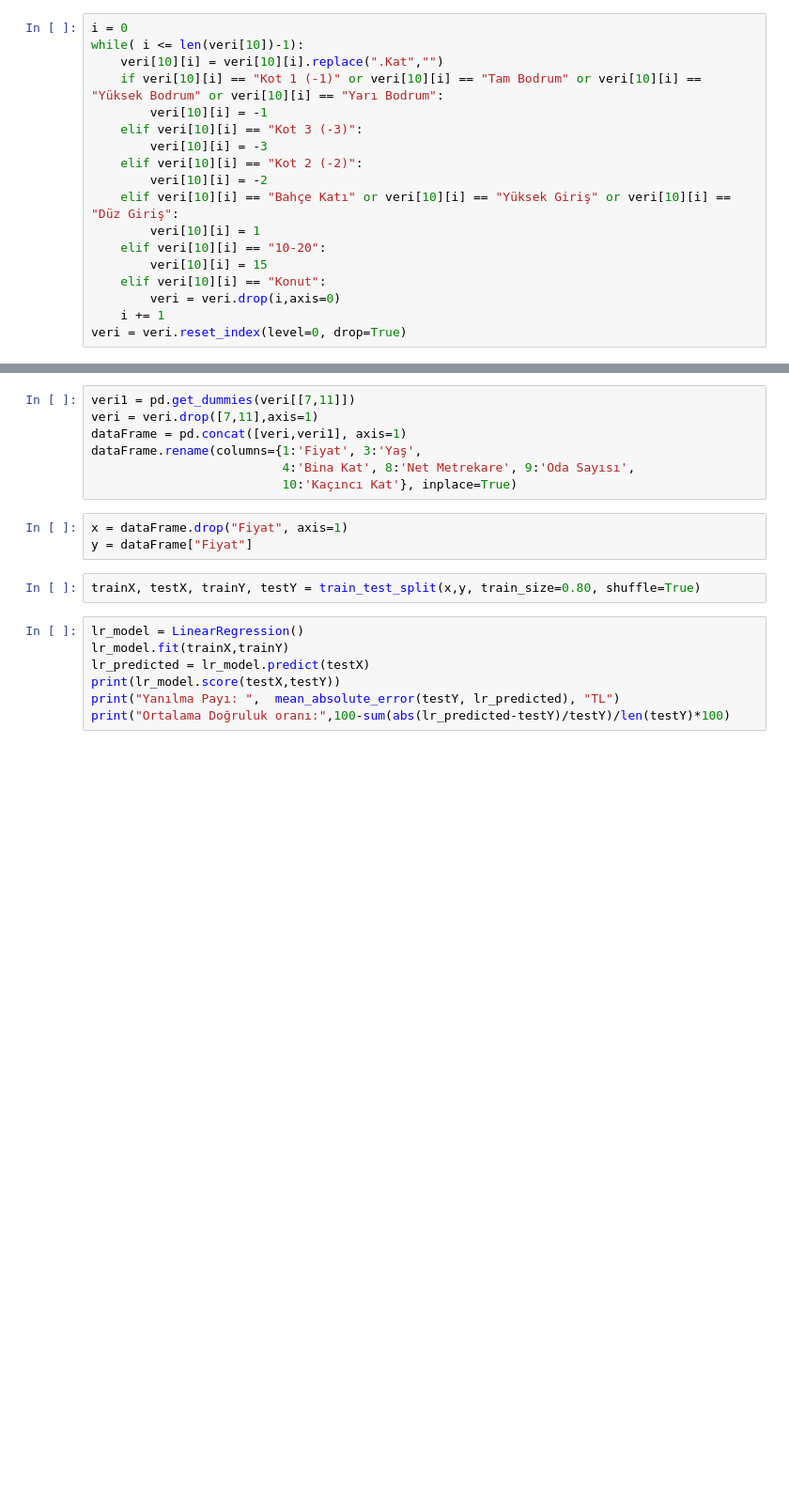
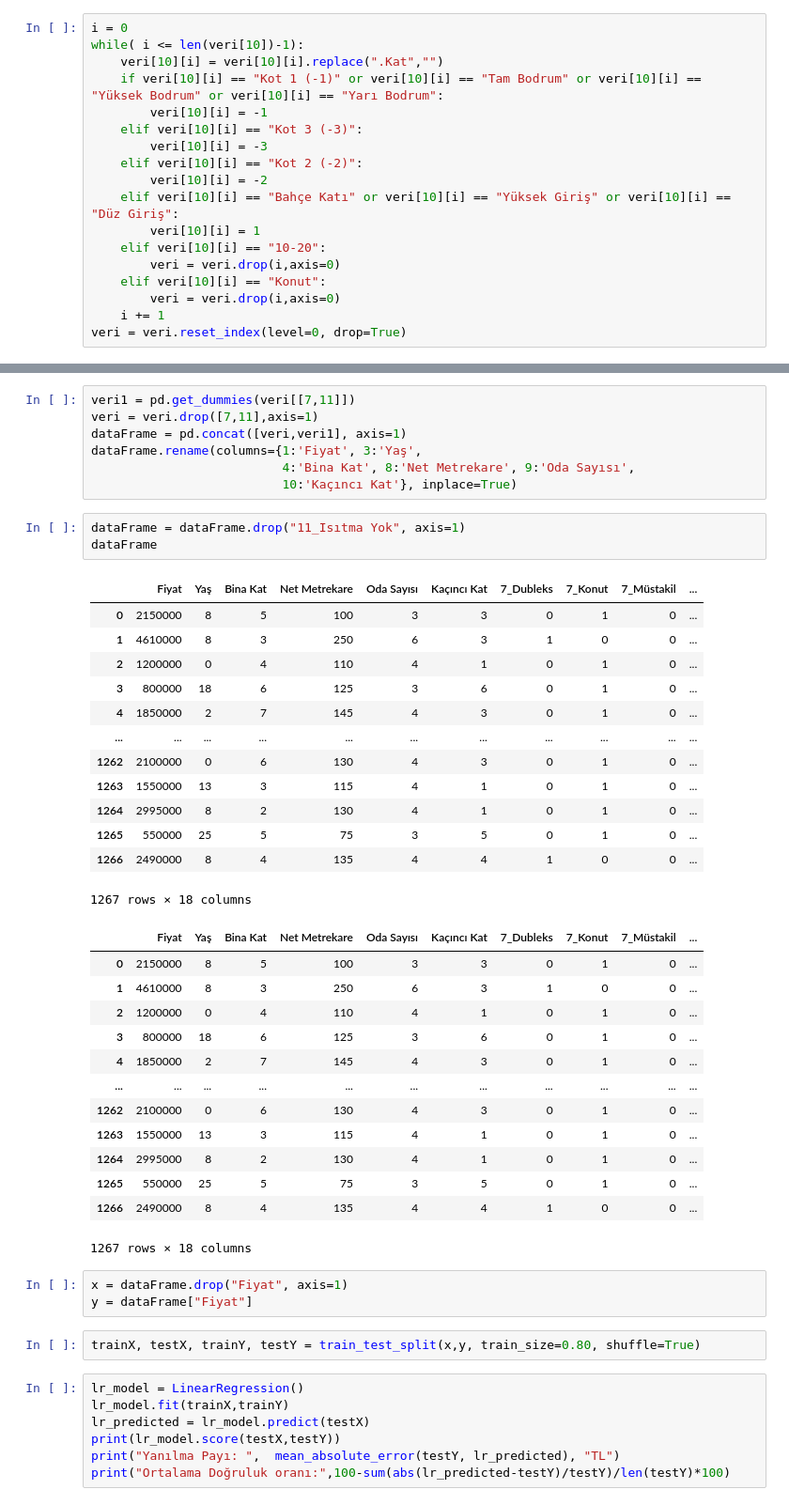
Before and after one commit to UmutErayAltay/Ev_Fiyat_Tahmin, a Jupyter notebook: Ev-Fiyat-Tahmin-Makine-Öğrenimi.ipynb, the cells around one changed output, grey strips where cells are left out. Shown at 94% size. Cells and saved outputs as stored; diff of their text form; blank space fills up the shorter version.

```diff
--- a/Ev-Fiyat-Tahmin-Makine-Öğrenimi.ipynb
+++ b/Ev-Fiyat-Tahmin-Makine-Öğrenimi.ipynb
@@ -171,7 +186,7 @@ while( i <= len(veri[10])-1):
     elif veri[10][i] == "Bahçe Katı" or veri[10][i] == "Yüksek Giriş" or veri[10][i] == "Düz Giriş":
         veri[10][i] = 1
     elif veri[10][i] == "10-20":
-        veri[10][i] = 15
+        veri = veri.drop(i,axis=0)
     elif veri[10][i] == "Konut":
         veri = veri.drop(i,axis=0)
     i += 1
@@ -283,6 +307,36 @@ dataFrame = pd.concat([veri,veri1], axis=1)
 dataFrame.rename(columns={1:'Fiyat', 3:'Yaş',
                           4:'Bina Kat', 8:'Net Metrekare', 9:'Oda Sayısı',
                           10:'Kaçıncı Kat'}, inplace=True)
+# %%
+dataFrame = dataFrame.drop("11_Isıtma Yok", axis=1)
+dataFrame
+# %% [output]
+|  | Fiyat | Yaş | Bina Kat | Net Metrekare | Oda Sayısı | Kaçıncı Kat | 7_Dubleks | 7_Konut | 7_Müstakil | ... |
+| 0 | 2150000 | 8 | 5 | 100 | 3 | 3 | 0 | 1 | 0 | ... |
+| 1 | 4610000 | 8 | 3 | 250 | 6 | 3 | 1 | 0 | 0 | ... |
+| 2 | 1200000 | 0 | 4 | 110 | 4 | 1 | 0 | 1 | 0 | ... |
+| 3 | 800000 | 18 | 6 | 125 | 3 | 6 | 0 | 1 | 0 | ... |
+| 4 | 1850000 | 2 | 7 | 145 | 4 | 3 | 0 | 1 | 0 | ... |
+| ... | ... | ... | ... | ... | ... | ... | ... | ... | ... | ... |
+| 1262 | 2100000 | 0 | 6 | 130 | 4 | 3 | 0 | 1 | 0 | ... |
+| 1263 | 1550000 | 13 | 3 | 115 | 4 | 1 | 0 | 1 | 0 | ... |
+| 1264 | 2995000 | 8 | 2 | 130 | 4 | 1 | 0 | 1 | 0 | ... |
+| 1265 | 550000 | 25 | 5 | 75 | 3 | 5 | 0 | 1 | 0 | ... |
+| 1266 | 2490000 | 8 | 4 | 135 | 4 | 4 | 1 | 0 | 0 | ... |
+1267 rows × 18 columns
+|  | Fiyat | Yaş | Bina Kat | Net Metrekare | Oda Sayısı | Kaçıncı Kat | 7_Dubleks | 7_Konut | 7_Müstakil | ... |
+| 0 | 2150000 | 8 | 5 | 100 | 3 | 3 | 0 | 1 | 0 | ... |
+| 1 | 4610000 | 8 | 3 | 250 | 6 | 3 | 1 | 0 | 0 | ... |
+| 2 | 1200000 | 0 | 4 | 110 | 4 | 1 | 0 | 1 | 0 | ... |
+| 3 | 800000 | 18 | 6 | 125 | 3 | 6 | 0 | 1 | 0 | ... |
+| 4 | 1850000 | 2 | 7 | 145 | 4 | 3 | 0 | 1 | 0 | ... |
+| ... | ... | ... | ... | ... | ... | ... | ... | ... | ... | ... |
+| 1262 | 2100000 | 0 | 6 | 130 | 4 | 3 | 0 | 1 | 0 | ... |
+| 1263 | 1550000 | 13 | 3 | 115 | 4 | 1 | 0 | 1 | 0 | ... |
+| 1264 | 2995000 | 8 | 2 | 130 | 4 | 1 | 0 | 1 | 0 | ... |
+| 1265 | 550000 | 25 | 5 | 75 | 3 | 5 | 0 | 1 | 0 | ... |
+| 1266 | 2490000 | 8 | 4 | 135 | 4 | 4 | 1 | 0 | 0 | ... |
+1267 rows × 18 columns
 # %%
 x = dataFrame.drop("Fiyat", axis=1)
 y = dataFrame["Fiyat"]
```
Also changed, not shown: parts of 24 cells of this notebook, 1 other file.
